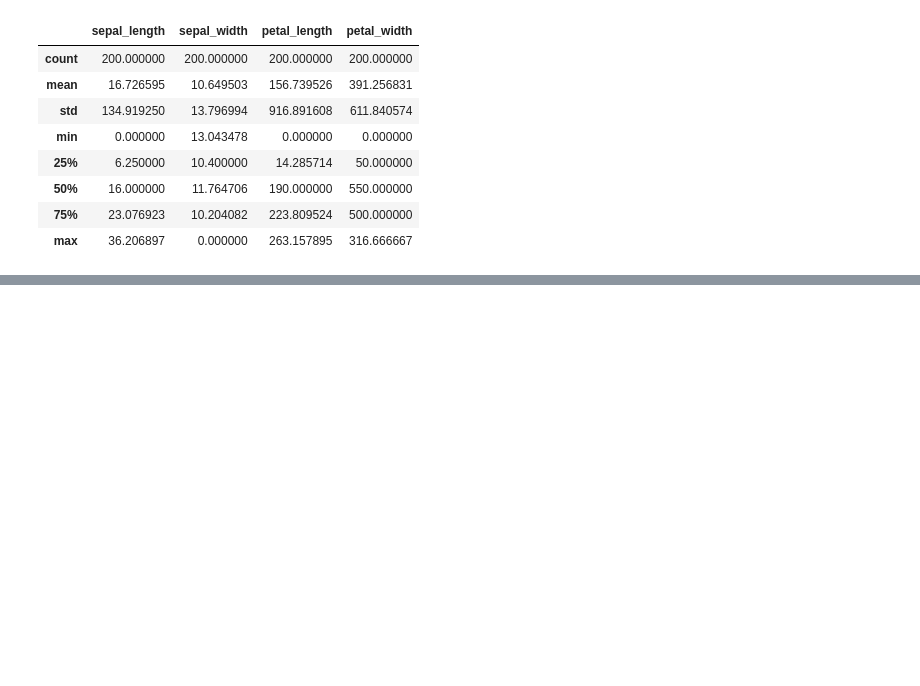
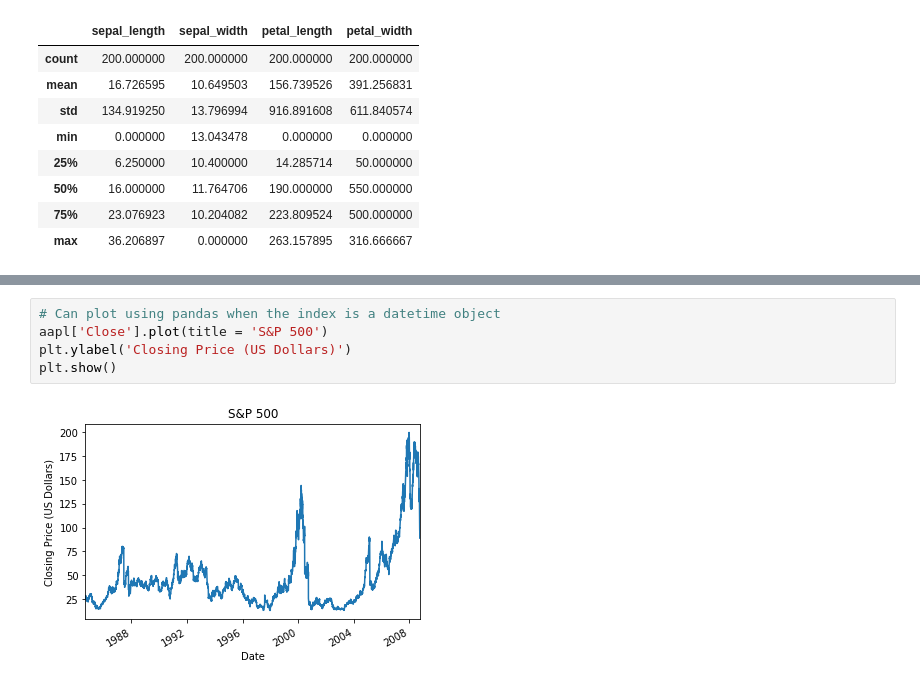
Before and after one commit to MikaelaKlein/Datacamp-Courses, a Jupyter notebook: Data Scientist with Python/08 - pandas Foundations.ipynb, the cells around one changed output, grey strips where cells are left out. Saved outputs shown, nothing was run; the diff lists cells and outputs as text; blank space fills up the shorter version.

```diff
--- a/Data Scientist with Python/08 - pandas Foundations.ipynb
+++ b/Data Scientist with Python/08 - pandas Foundations.ipynb
@@ -700,0 +1023,7 @@ error_setosa
+# %%
+# Can plot using pandas when the index is a datetime object
+aapl['Close'].plot(title = 'S&P 500')
+plt.ylabel('Closing Price (US Dollars)')
+plt.show()
+# %% [output]
+[figure, added]
```
Also changed, not shown: parts of 58 cells of this notebook.
